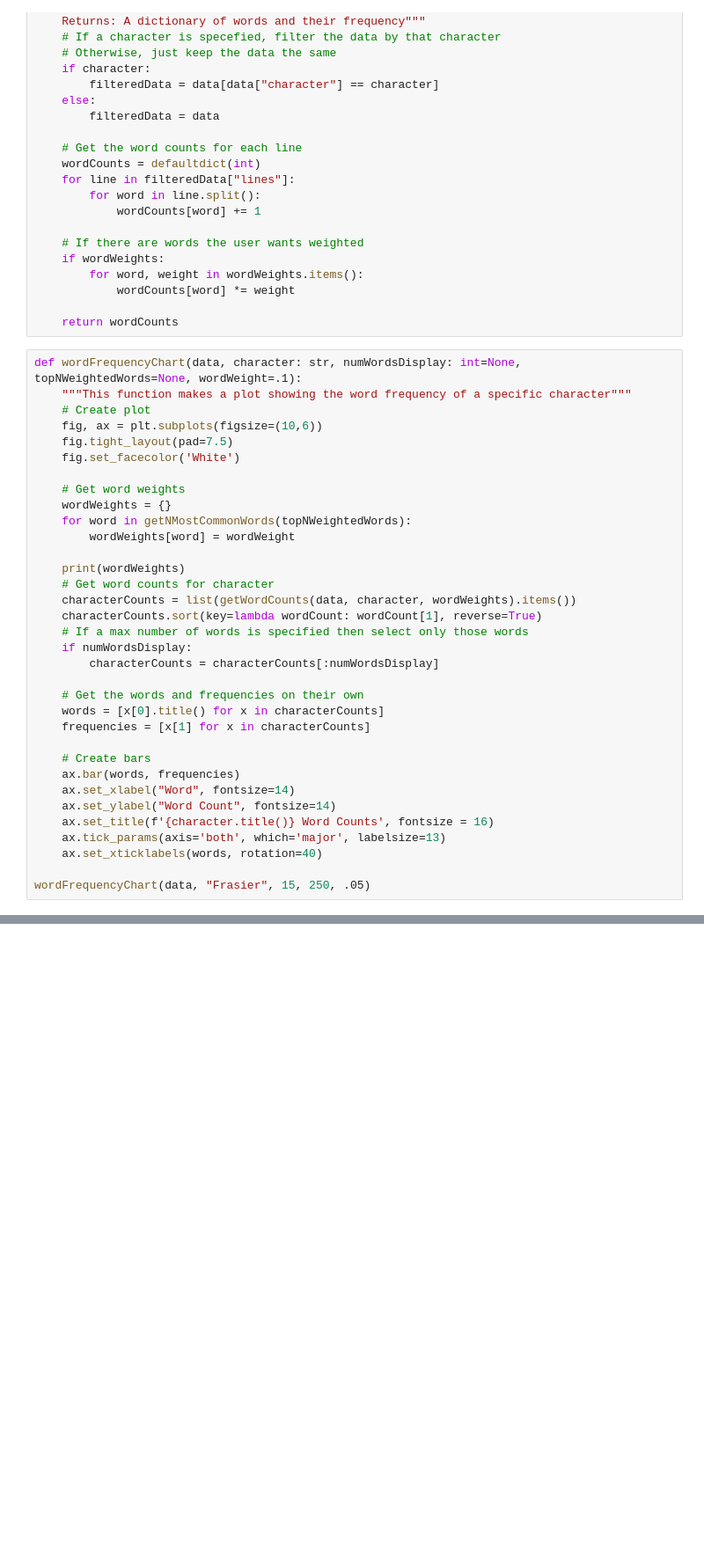
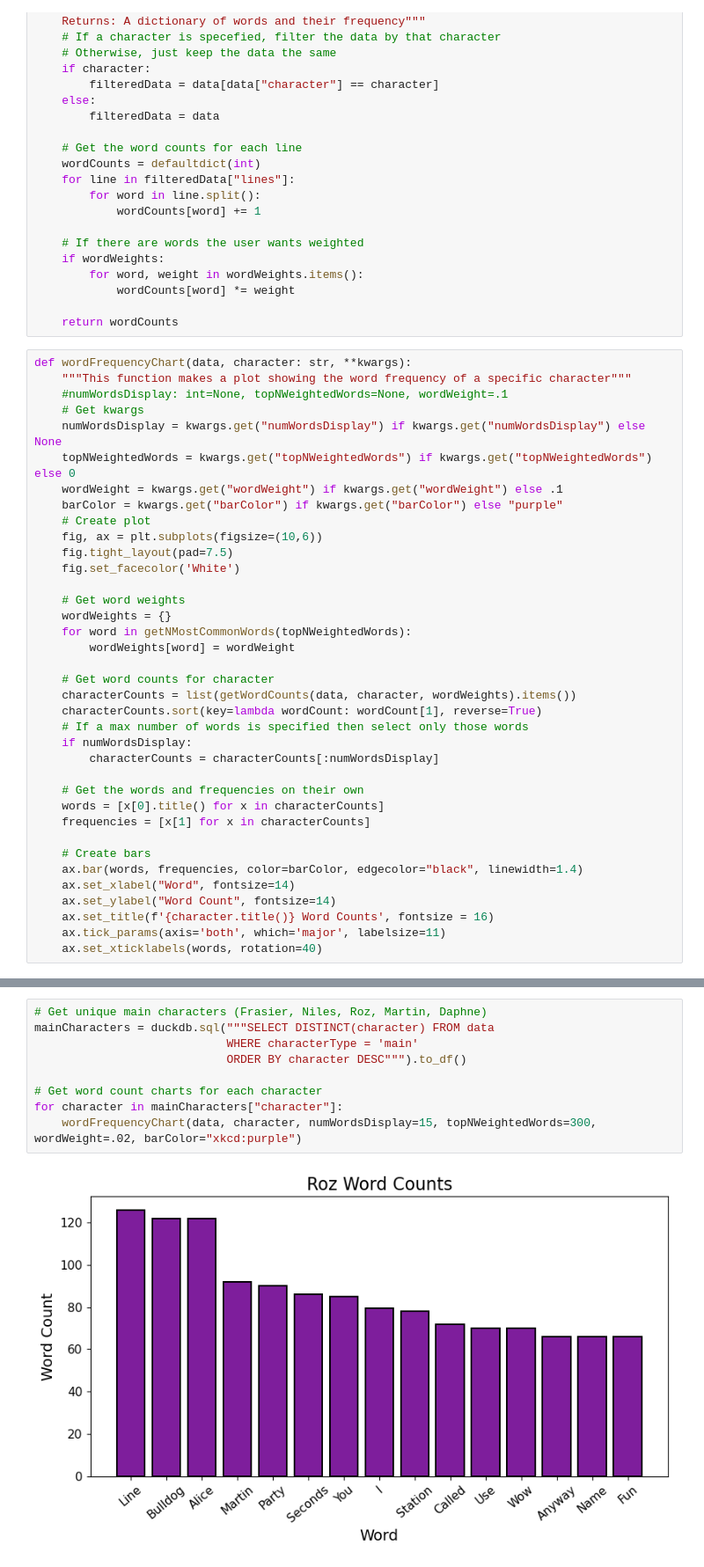
Before and after one commit to yearlongmason/FrasierNaiveBayes, a Jupyter notebook: transcriptAnalysis.ipynb, the cells around one changed output, grey strips where cells are left out. Shown at 88% size. Cells and saved outputs as stored; diff of their text form; blank space fills up the shorter version.

Commit message:
Finished word frequency visualizations

```diff
--- a/transcriptAnalysis.ipynb
+++ b/transcriptAnalysis.ipynb
@@ -55,8 +56,14 @@ def getWordCounts(data, character: str=None, wordWeights: dict[str, float]=None)
 
     return wordCounts
 # %%
-def wordFrequencyChart(data, character: str, numWordsDisplay: int=None, topNWeightedWords=None, wordWeight=.1):
+def wordFrequencyChart(data, character: str, **kwargs):
     """This function makes a plot showing the word frequency of a specific character"""
+    #numWordsDisplay: int=None, topNWeightedWords=None, wordWeight=.1
+    # Get kwargs
+    numWordsDisplay = kwargs.get("numWordsDisplay") if kwargs.get("numWordsDisplay") else None
+    topNWeightedWords = kwargs.get("topNWeightedWords") if kwargs.get("topNWeightedWords") else 0
+    wordWeight = kwargs.get("wordWeight") if kwargs.get("wordWeight") else .1
+    barColor = kwargs.get("barColor") if kwargs.get("barColor") else "purple"
     # Create plot
     fig, ax = plt.subplots(figsize=(10,6))
     fig.tight_layout(pad=7.5)
@@ -67,7 +74,6 @@ def wordFrequencyChart(data, character: str, numWordsDisplay: int=None, topNWeig
     for word in getNMostCommonWords(topNWeightedWords):
         wordWeights[word] = wordWeight
 
-    print(wordWeights)
     # Get word counts for character
     characterCounts = list(getWordCounts(data, character, wordWeights).items())
     characterCounts.sort(key=lambda wordCount: wordCount[1], reverse=True)
@@ -80,11 +86,9 @@ def wordFrequencyChart(data, character: str, numWordsDisplay: int=None, topNWeig
     frequencies = [x[1] for x in characterCounts]
 
     # Create bars
-    ax.bar(words, frequencies)
+    ax.bar(words, frequencies, color=barColor, edgecolor="black", linewidth=1.4)
     ax.set_xlabel("Word", fontsize=14)
     ax.set_ylabel("Word Count", fontsize=14)
     ax.set_title(f'{character.title()} Word Counts', fontsize = 16)
-    ax.tick_params(axis='both', which='major', labelsize=13)
+    ax.tick_params(axis='both', which='major', labelsize=11)
     ax.set_xticklabels(words, rotation=40)
-
-wordFrequencyChart(data, "Frasier", 15, 250, .05)
@@ -93,0 +95,11 @@ wordFrequencyChart(data, "Frasier", 15, 250, .05)
+# %%
+# Get unique main characters (Frasier, Niles, Roz, Martin, Daphne)
+mainCharacters = duckdb.sql("""SELECT DISTINCT(character) FROM data
+                            WHERE characterType = 'main'
+                            ORDER BY character DESC""").to_df()
+
+# Get word count charts for each character
+for character in mainCharacters["character"]:
+    wordFrequencyChart(data, character, numWordsDisplay=15, topNWeightedWords=300, wordWeight=.02, barColor="xkcd:purple")
+# %% [output]
+[figure, added]
```
Also changed, not shown: parts of 3 cells of this notebook.
